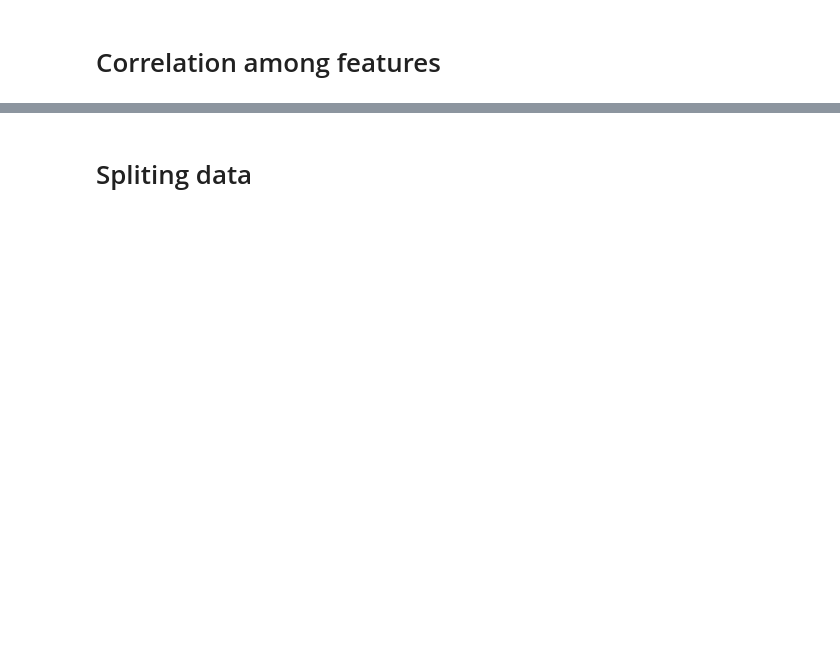
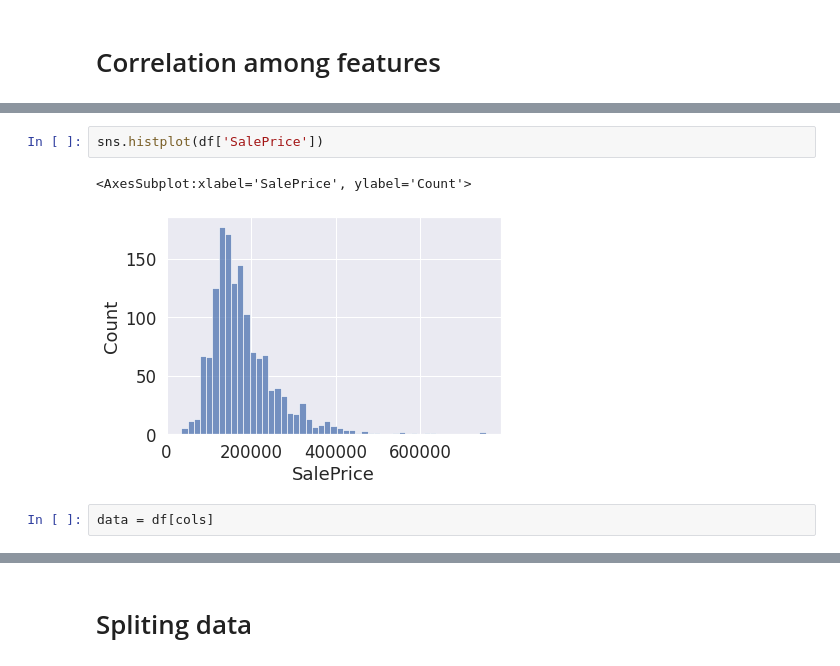
Before and after one commit to ZiadHamada/ZiadHamada, a Jupyter notebook: house-pricesing-linearregression-decisiontree.ipynb, the cells around one changed output, grey strips where cells are left out. Drawn from its saved outputs; the diff is of its cells as text; blank space fills up the shorter version.

```diff
--- a/house-pricesing-linearregression-decisiontree.ipynb
+++ b/house-pricesing-linearregression-decisiontree.ipynb
@@ -153,0 +228,7 @@ output_df = pd.DataFrame(output_nparray, columns=target_feature_names)
+# %%
+sns.histplot(df['SalePrice'])
+# %% [output]
+<AxesSubplot:xlabel='SalePrice', ylabel='Count'>
+[figure, added]
+# %%
+data = df[cols]
```
Also changed, not shown: parts of 52 cells of this notebook.
